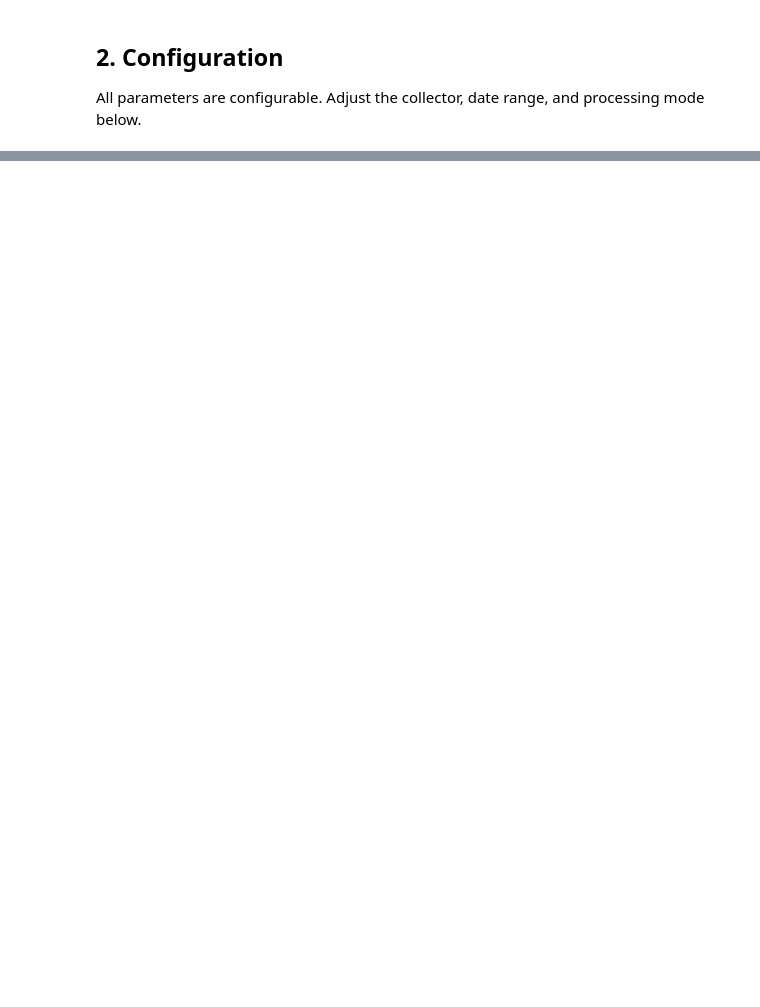
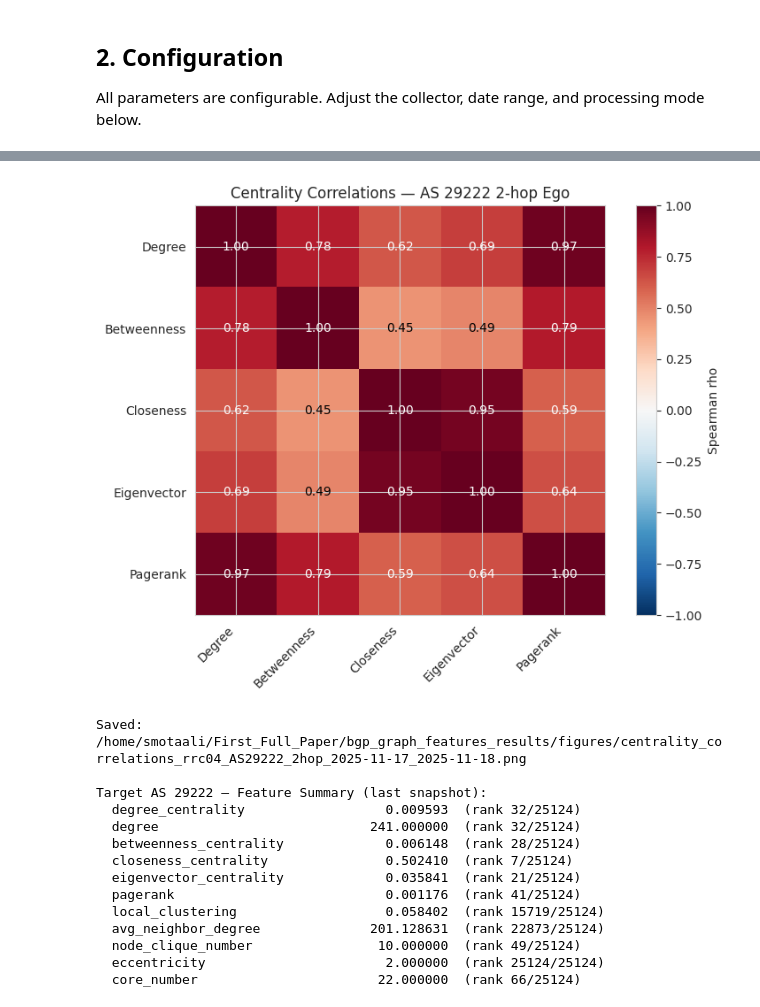
Before and after one commit to shadimotaali/first_full_paper, a Jupyter notebook: scripts/bgp_graph_features.ipynb, the cells around one changed output, grey strips where cells are left out. Cells and saved outputs as stored; diff of their text form; code cells hidden in the pictures; blank space fills up the shorter version.

```diff
--- a/scripts/bgp_graph_features.ipynb
+++ b/scripts/bgp_graph_features.ipynb
@@ -1667,0 +1722,63 @@ print(f"Figures directory: {FIGURES_DIR}")
+# %%
+# ============================================================================
+# Visualization: Centrality Correlations (last snapshot)
+# ============================================================================
+
+if len(node_level_rows) > 0:
+    last_snap = node_ts_df[node_ts_df['snapshot_id'] == graph_ts_df.iloc[-1]['snapshot_id']]
+    centrality_cols = ['degree_centrality', 'betweenness_centrality', 'closeness_centrality',
+                       'eigenvector_centrality', 'pagerank']
+    existing_cols = [c for c in centrality_cols if c in last_snap.columns]
+
+    if len(existing_cols) >= 2:
+        fig, ax = plt.subplots(figsize=(8, 6))
+        corr = last_snap[existing_cols].corr(method='spearman')
+        im = ax.imshow(corr, cmap='RdBu_r', vmin=-1, vmax=1)
+        ax.set_xticks(range(len(existing_cols)))
+        ax.set_yticks(range(len(existing_cols)))
+        short_names = [c.replace('_centrality', '').replace('_', ' ').title() for c in existing_cols]
+        ax.set_xticklabels(short_names, rotation=45, ha='right')
+        ax.set_yticklabels(short_names)
+
+        for i_r in range(len(existing_cols)):
+            for j_r in range(len(existing_cols)):
+                ax.text(j_r, i_r, f"{corr.iloc[i_r, j_r]:.2f}", ha='center', va='center',
+                        color='white' if abs(corr.iloc[i_r, j_r]) > 0.5 else 'black', fontsize=10)
+
+        plt.colorbar(im, label='Spearman rho')
+        ax.set_title(f'Centrality Correlations — {title_suffix}')
+        plt.tight_layout()
+        plt.savefig(FIGURES_DIR / f'centrality_correlations_{suffix}.png', dpi=150, bbox_inches='tight')
+        plt.show()
+        print(f"Saved: {FIGURES_DIR / f'centrality_correlations_{suffix}.png'}")
+
+    # --- Target AS feature summary ---
+    if TARGET_AS:
+        target_row = last_snap[last_snap['asn'] == TARGET_AS]
+        if not target_row.empty:
+            print(f"\nTarget AS {TARGET_AS} — Feature Summary (last snapshot):")
+            feature_cols = [c for c in last_snap.columns
+                          if c not in ['asn', 'snapshot_id', 'timestamp']]
+            for col in feature_cols:
+                val = target_row[col].iloc[0]
+                if pd.notna(val):
+                    # Show rank within ego network
+                    rank = (last_snap[col].dropna() >= val).sum()
+                    total = last_snap[col].dropna().shape[0]
+                    print(f"  {col:<30} {val:>12.6f}  (rank {rank}/{total})")
+# %% [output]
+[figure, added]
+Saved: /home/smotaali/First_Full_Paper/bgp_graph_features_results/figures/centrality_correlations_rrc04_AS29222_2hop_2025-11-17_2025-11-18.png
+
+Target AS 29222 — Feature Summary (last snapshot):
+  degree_centrality                  0.009593  (rank 32/25124)
+  degree                           241.000000  (rank 32/25124)
+  betweenness_centrality             0.006148  (rank 28/25124)
+  closeness_centrality               0.502410  (rank 7/25124)
+  eigenvector_centrality             0.035841  (rank 21/25124)
+  pagerank                           0.001176  (rank 41/25124)
+  local_clustering                   0.058402  (rank 15719/25124)
+  avg_neighbor_degree              201.128631  (rank 22873/25124)
+  node_clique_number                10.000000  (rank 49/25124)
+  eccentricity                       2.000000  (rank 25124/25124)
+  core_number                       22.000000  (rank 66/25124)
```
Also changed, not shown: parts of 78 cells of this notebook.
